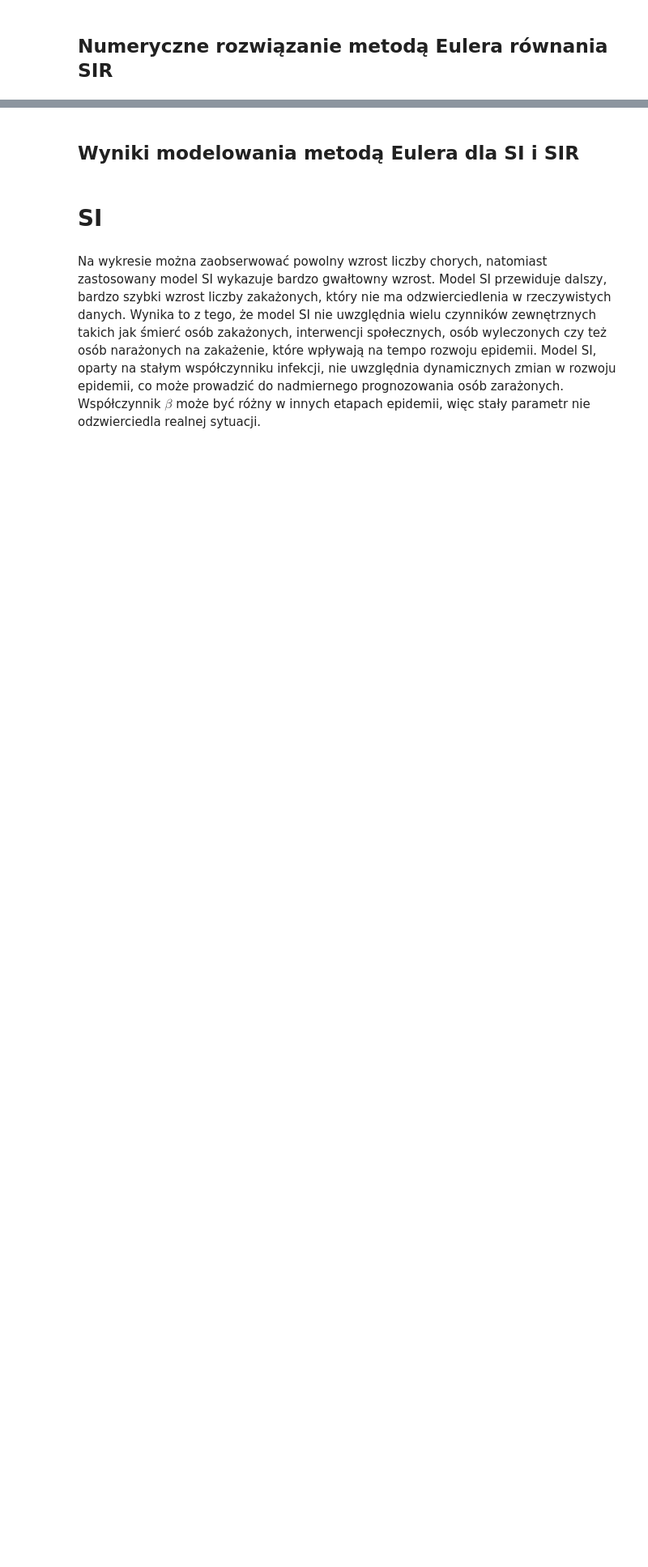
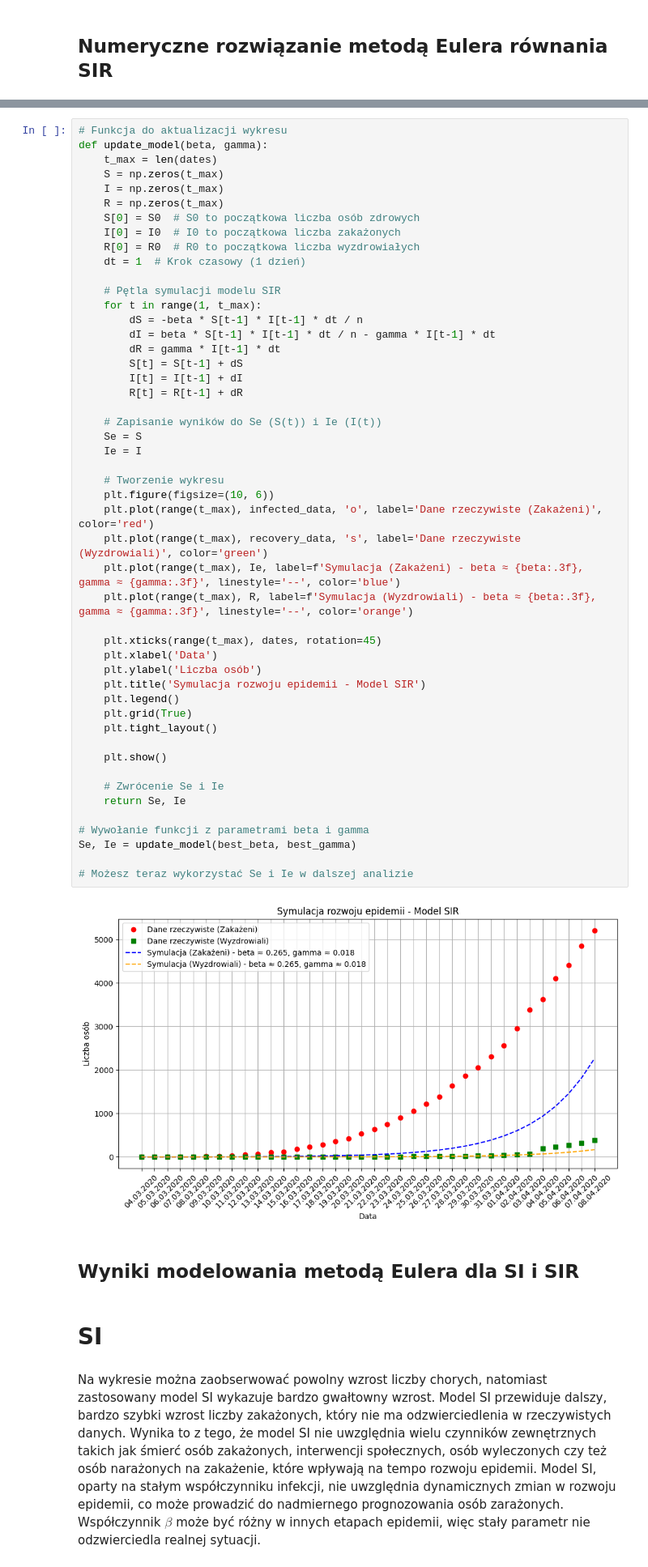
Before and after one commit to 277465/Modelowanie-Pandemii-Sars-cov-19, a Jupyter notebook: projekt.ipynb, the cells around one changed output, grey strips where cells are left out. Shown: that part at 81% size. Saved outputs shown, nothing was run; the diff lists cells and outputs as text; blank space fills up the shorter version.

```diff
--- a/projekt.ipynb
+++ b/projekt.ipynb
@@ -422,3 +284,54 @@ update(best_beta, best_gamma)
+# %%
+# Funkcja do aktualizacji wykresu
+def update_model(beta, gamma):
+    t_max = len(dates)
+    S = np.zeros(t_max)
+    I = np.zeros(t_max)
+    R = np.zeros(t_max)
+    S[0] = S0  # S0 to początkowa liczba osób zdrowych
+    I[0] = I0  # I0 to początkowa liczba zakażonych
+    R[0] = R0  # R0 to początkowa liczba wyzdrowiałych
+    dt = 1  # Krok czasowy (1 dzień)
+
+    # Pętla symulacji modelu SIR
+    for t in range(1, t_max):
+        dS = -beta * S[t-1] * I[t-1] * dt / n
+        dI = beta * S[t-1] * I[t-1] * dt / n - gamma * I[t-1] * dt
+        dR = gamma * I[t-1] * dt
+        S[t] = S[t-1] + dS
+        I[t] = I[t-1] + dI
+        R[t] = R[t-1] + dR
+
+    # Zapisanie wyników do Se (S(t)) i Ie (I(t))
+    Se = S
+    Ie = I
+
+    # Tworzenie wykresu
+    plt.figure(figsize=(10, 6))
+    plt.plot(range(t_max), infected_data, 'o', label='Dane rzeczywiste (Zakażeni)', color='red')
+    plt.plot(range(t_max), recovery_data, 's', label='Dane rzeczywiste (Wyzdrowiali)', color='green')
+    plt.plot(range(t_max), Ie, label=f'Symulacja (Zakażeni) - beta ≈ {beta:.3f}, gamma ≈ {gamma:.3f}', linestyle='--', color='blue')
+    plt.plot(range(t_max), R, label=f'Symulacja (Wyzdrowiali) - beta ≈ {beta:.3f}, gamma ≈ {gamma:.3f}', linestyle='--', color='orange')
+
+    plt.xticks(range(t_max), dates, rotation=45)
+    plt.xlabel('Data')
+    plt.ylabel('Liczba osób')
+    plt.title('Symulacja rozwoju epidemii - Model SIR')
+    plt.legend()
+    plt.grid(True)
+    plt.tight_layout()
+
+    plt.show()
+
+    # Zwrócenie Se i Ie
+    return Se, Ie
+
+# Wywołanie funkcji z parametrami beta i gamma
+Se, Ie = update_model(best_beta, best_gamma)
+
+# Możesz teraz wykorzystać Se i Ie w dalszej analizie
+# %% [output]
+[figure, added]
 # %% [markdown]
 ## Wyniki modelowania metodą Eulera dla SI i SIR
 # %% [markdown]
```
Also changed, not shown: parts of 25 cells of this notebook.
